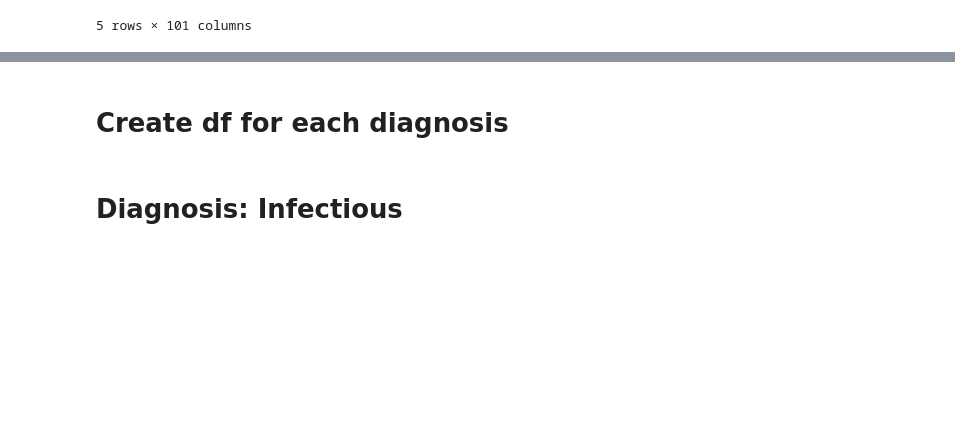
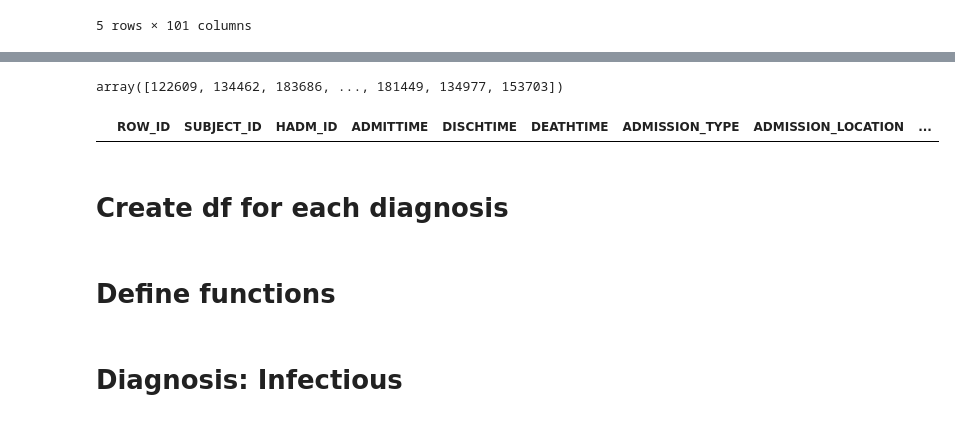
Before and after one commit to dsw2xxx/mimic-III-social-injustice, a Jupyter notebook: Medication_Race_2_0_Draft.ipynb, the cells around one changed output, grey strips where cells are left out. Saved outputs shown, nothing was run; the diff lists cells and outputs as text; code cells hidden in the pictures; blank space fills up the shorter version.

```diff
--- a/Medication_Race_2_0_Draft.ipynb
+++ b/Medication_Race_2_0_Draft.ipynb
@@ -716,0 +786,11 @@ ls_prescription.head()
+# %%
+ls_test = df_admission.loc[df_admission['DIAGNOSIS'] == 'SEPSIS', 'HADM_ID'].values
+# %%
+ls_test
+# %% [output]
+array([122609, 134462, 183686, ..., 181449, 134977, 153703])
+# %%
+df_admission.loc[(df_admission['HADM_ID'].isin(ls_test))&
+                 (df_admission['DIAGNOSIS'] == 'PNEUMONIA')]
+# %% [output]
+|  | ROW_ID | SUBJECT_ID | HADM_ID | ADMITTIME | DISCHTIME | DEATHTIME | ADMISSION_TYPE | ADMISSION_LOCATION | ... |
@@ -720,6 +802,8 @@ ls_prescription.head()
 for diag in diagnosis:
     #dict_diag['df_'+diag] = dict_diag['df_'+diag].merge(ls_prescription, how='inner', on='HADM_ID')
     locals()['df_'+diag] = dict_diag['df_'+diag].drop(['SUBJECT_ID', 'ADMITTIME', 'ADMITTIME_INIT'], axis=1).merge(ls_prescription, how='inner', on='HADM_ID')
+# %% [markdown]
+# Define functions
 # %%
 def unsampling(df):
   # Oversample the minority class by using SMOTE
```
Also changed, not shown: parts of 25 cells of this notebook.
